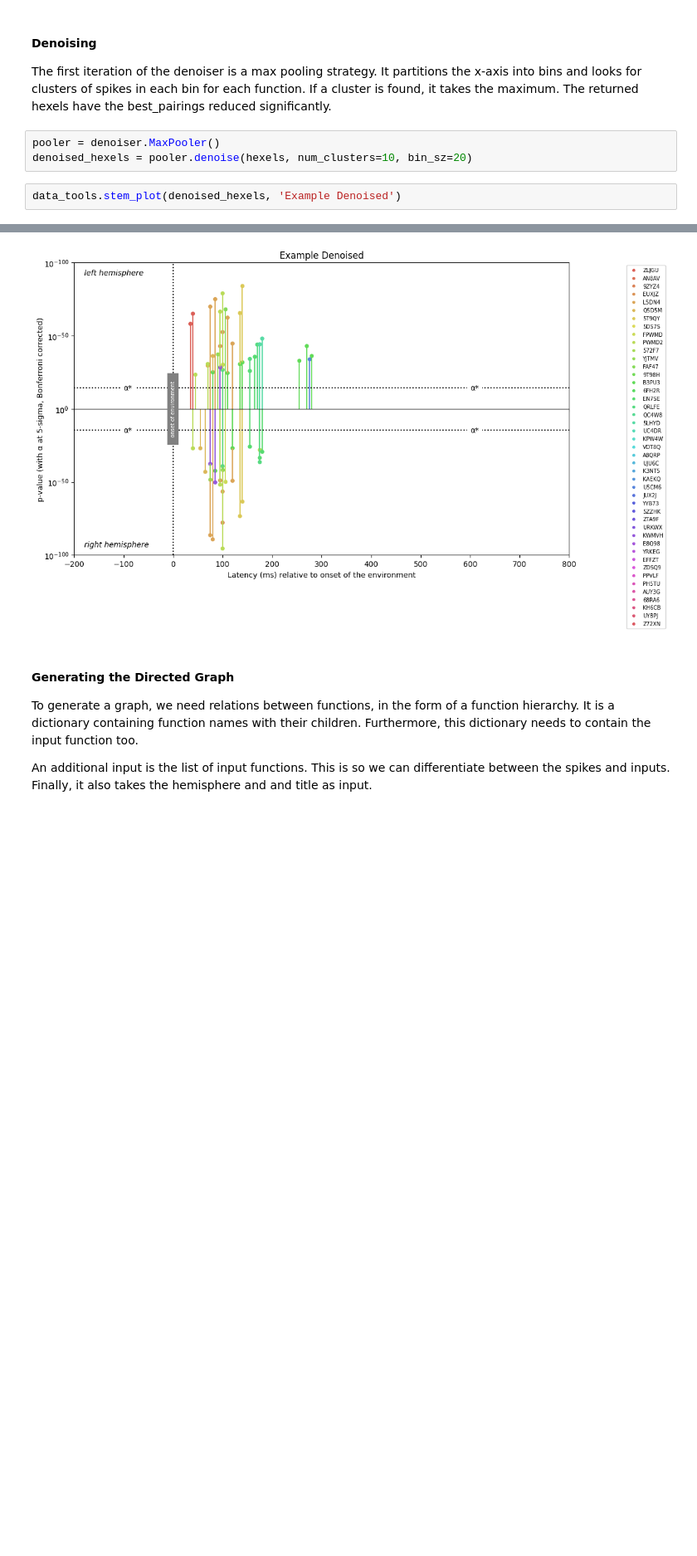
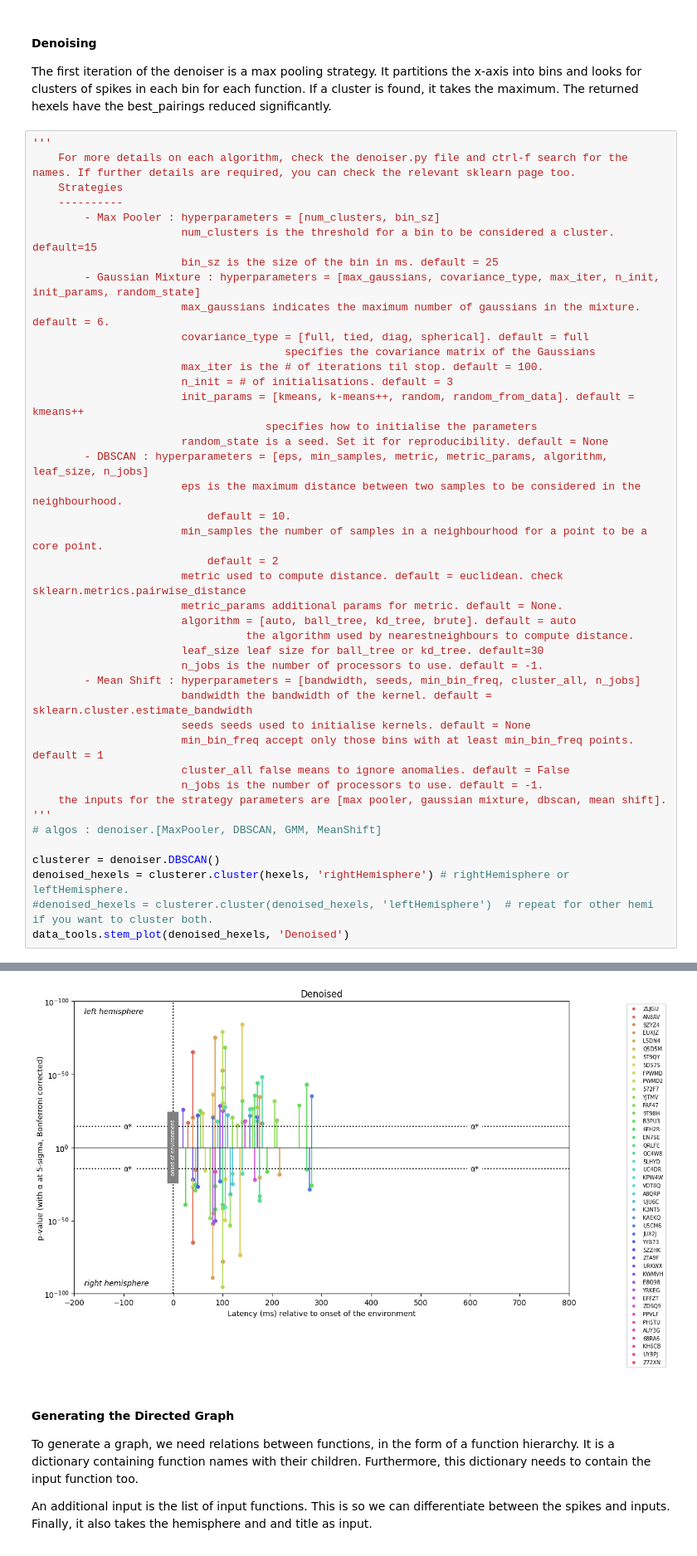
Before and after one commit to kymata-atlas/kymata-core, a Jupyter notebook: IPPM_generator/src/Example Code.ipynb, the cells around one changed output, grey strips where cells are left out. Shown: that part at 83% size. Saved outputs shown, nothing was run; the diff lists cells and outputs as text; blank space fills up the shorter version.

Commit message:
Refactored and tested denoiser implementation. Updated example code to reflect changes. Misc changes to other files to adapt to new denoiser.

```diff
--- a/IPPM_generator/src/Example Code.ipynb
+++ b/IPPM_generator/src/Example Code.ipynb
@@ -26,9 +25,46 @@ Skipping left for Z72XN
 #### Denoising
 
 The first iteration of the denoiser is a max pooling strategy. It partitions the x-axis into bins and looks for clusters of spikes in each bin for each function. If a cluster is found, it takes the maximum. The returned hexels have the best_pairings reduced significantly.
-# %%
-pooler = denoiser.MaxPooler()
-denoised_hexels = pooler.denoise(hexels, num_clusters=10, bin_sz=20)
 # %%
-data_tools.stem_plot(denoised_hexels, 'Example Denoised')
+'''
+    For more details on each algorithm, check the denoiser.py file and ctrl-f search for the names. If further details are required, you can check the relevant sklearn page too.
+    Strategies
+    ----------
+        - Max Pooler : hyperparameters = [num_clusters, bin_sz]
+                       num_clusters is the threshold for a bin to be considered a cluster. default=15
+                       bin_sz is the size of the bin in ms. default = 25
+        - Gaussian Mixture : hyperparameters = [max_gaussians, covariance_type, max_iter, n_init, init_params, random_state]
+                       max_gaussians indicates the maximum number of gaussians in the mixture. default = 6.
+                       covariance_type = [full, tied, diag, spherical]. default = full
+                                       specifies the covariance matrix of the Gaussians
+                       max_iter is the # of iterations til stop. default = 100.
+                       n_init = # of initialisations. default = 3
+                       init_params = [kmeans, k-means++, random, random_from_data]. default = kmeans++
+                                    specifies how to initialise the parameters
+                       random_state is a seed. Set it for reproducibility. default = None
+        - DBSCAN : hyperparameters = [eps, min_samples, metric, metric_params, algorithm, leaf_size, n_jobs]
+                       eps is the maximum distance between two samples to be considered in the neighbourhood.
+                           default = 10.
+                       min_samples the number of samples in a neighbourhood for a point to be a core point.
+                           default = 2
+                       metric used to compute distance. default = euclidean. check sklearn.metrics.pairwise_distance
+                       metric_params additional params for metric. default = None.
+                       algorithm = [auto, ball_tree, kd_tree, brute]. default = auto
+                                 the algorithm used by nearestneighbours to compute distance.
+                       leaf_size leaf size for ball_tree or kd_tree. default=30
+                       n_jobs is the number of processors to use. default = -1.
+        - Mean Shift : hyperparameters = [bandwidth, seeds, min_bin_freq, cluster_all, n_jobs]
+                       bandwidth the bandwidth of the kernel. default = sklearn.cluster.estimate_bandwidth
+                       seeds seeds used to initialise kernels. default = None
+                       min_bin_freq accept only those bins with at least min_bin_freq points. default = 1
+                       cluster_all false means to ignore anomalies. default = False
+                       n_jobs is the number of processors to use. default = -1.
+    the inputs for the strategy parameters are [max pooler, gaussian mixture, dbscan, mean shift].
+'''
+# algos : denoiser.[MaxPooler, DBSCAN, GMM, MeanShift]
+
+clusterer = denoiser.DBSCAN()
+denoised_hexels = clusterer.cluster(hexels, 'rightHemisphere') # rightHemisphere or leftHemisphere.
+#denoised_hexels = clusterer.cluster(denoised_hexels, 'leftHemisphere')  # repeat for other hemi if you want to cluster both.
+data_tools.stem_plot(denoised_hexels, 'Denoised')
 # %% [output]
@@ -52,4 +71,4 @@ Skipping left for Z72XN
-[figure, old version]
+[figure, new version]
 # %% [markdown]
 #### Generating the Directed Graph
 
```
Also changed, not shown: parts of 4 cells of this notebook, 4 other files.
